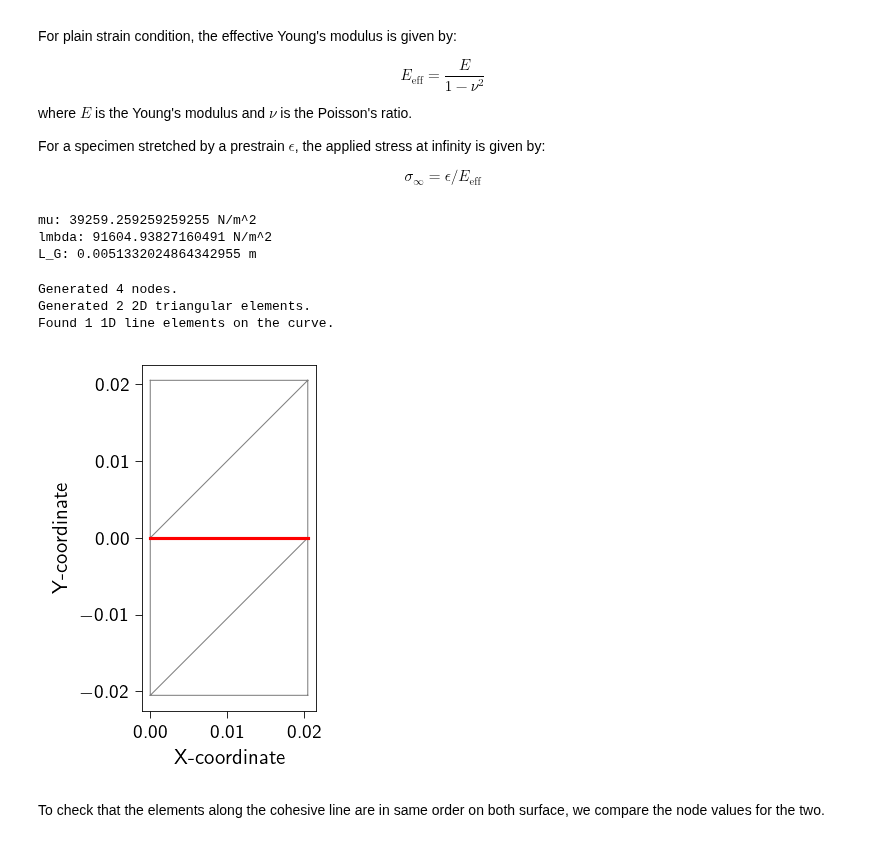
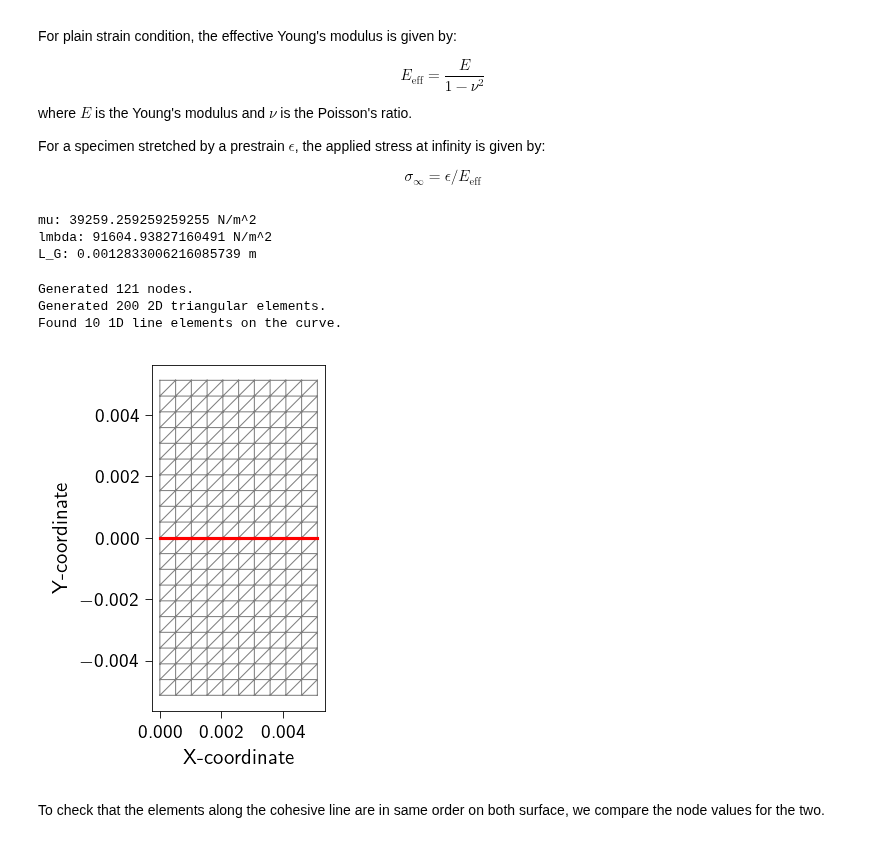
Before and after one commit to smec-ethz/tatva, a Jupyter notebook: examples/notebooks/quasistatic_fracture.ipynb, the cells around one changed output. Drawn from its saved outputs; the diff is of its cells as text; code cells hidden in the pictures.

```diff
--- a/examples/notebooks/quasistatic_fracture.ipynb
+++ b/examples/notebooks/quasistatic_fracture.ipynb
@@ -44,7 +44,7 @@ infinity is given by:
 
 $$\sigma_{\infty} = \epsilon /E_\text{eff}$$
 # %%
-prestrain = 0.1
+prestrain = 0.2
 nu = 0.35
 
 E = 106e3  # N/m^2
@@ -64,7 +64,7 @@ print(f"L_G: {L_G} m")
 # %% [output]
 mu: 39259.259259259255 N/m^2
 lmbda: 91604.93827160491 N/m^2
-L_G: 0.0051332024864342955 m
+L_G: 0.0012833006216085739 m
 # %%
 def generate_mesh_with_line_elements(
     nx: int,
@@ -136,8 +136,8 @@ def generate_mesh_with_line_elements(
 
     return coords, elements_2d, jnp.unique(jnp.array(elements_1d), axis=0)
 # %%
-Nx = 1  # Number of elements in X
-Ny = 1  # Number of elements in Y
+Nx = 10  # Number of elements in X
+Ny = 10  # Number of elements in Y
 Lx = 4 * L_G  # Length in X
 Ly = 4 * L_G  # Length in Y
 
@@ -159,37 +159,37 @@ upper_coords, upper_elements_2d, upper_elements_1d = generate_mesh_with_line_ele
 
 lower_coords, lower_elements_2d, lower_elements_1d = generate_mesh_with_line_elements(
     nx=Nx, ny=Ny, lxs=(0, Lx), lys=(-Ly, -1e-6), curve_func=cohesive_line
 )
 
 coords = jnp.vstack((upper_coords, lower_coords))
 elements = jnp.vstack((upper_elements_2d, lower_elements_2d + upper_coords.shape[0]))
 lower_elements_1d = lower_elements_1d + upper_coords.shape[0]
 
 print(f"Generated {upper_coords.shape[0]} nodes.")
 print(f"Generated {upper_elements_2d.shape[0]} 2D triangular elements.")
 print(f"Found {upper_elements_1d.shape[0]} 1D line elements on the curve.")
 
 plt.style.use(STYLE_PATH)
 plt.figure(figsize=(6, 3))
 ax = plt.axes()
 ax.triplot(coords[:, 0], coords[:, 1], elements, color="grey", lw=0.5)
 
 
 # Highlight the extracted 1D elements in red
 for edge in upper_elements_1d:
     ax.plot(upper_coords[edge, 0], upper_coords[edge, 1], "r-", lw=1.5)
 for edge in lower_elements_1d:
     ax.plot(lower_coords[edge, 0], lower_coords[edge, 1], "r-", lw=1.5)
 
 ax.set_xlabel("X-coordinate")
 ax.set_ylabel("Y-coordinate")
 ax.set_aspect("equal")
 plt.show()
 # %% [output]
-Generated 4 nodes.
-Generated 2 2D triangular elements.
-Found 1 1D line elements on the curve.
+Generated 121 nodes.
+Generated 200 2D triangular elements.
+Found 10 1D line elements on the curve.
-[figure, old version]
+[figure, new version]
 # %% [markdown]
 To check that the elements along the cohesive line are in same order on both
 surface, we compare the node values for the two.
```
Also changed, not shown: parts of 8 cells of this notebook.
